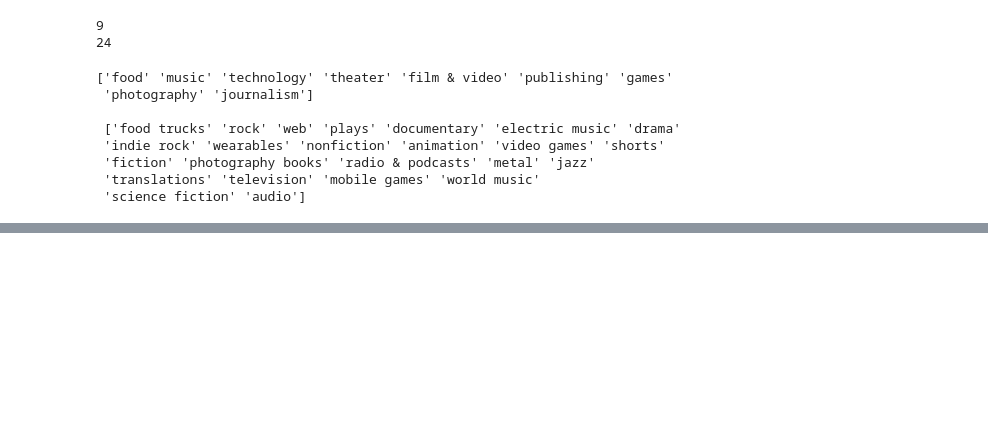
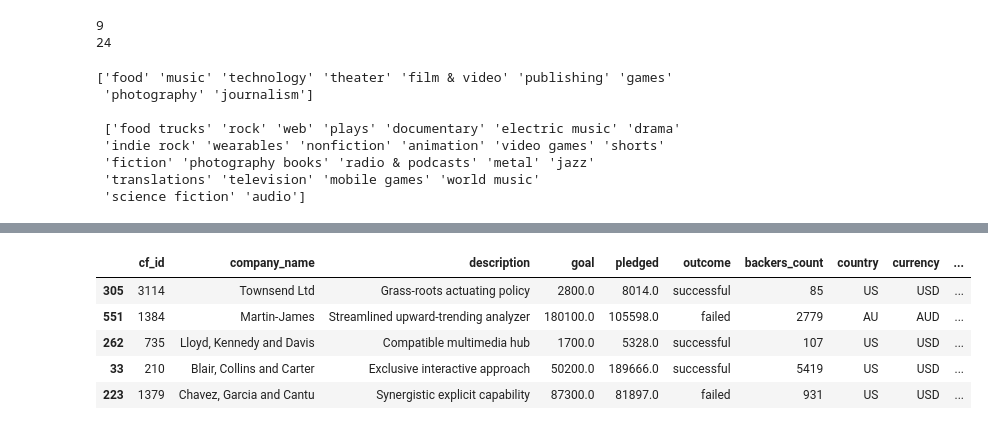
Before and after one commit to MitchellGleason/Crowdfunding-ETL, a Jupyter notebook: import.ipynb, the cells around one changed output, grey strips where cells are left out. Saved outputs shown, nothing was run; the diff lists cells and outputs as text; code cells hidden in the pictures; blank space fills up the shorter version.

```diff
--- a/import.ipynb
+++ b/import.ipynb
@@ -127,7 +128,7 @@ subcategory_ids = np.arange(1, 25)
 cat_ids = ['cat0' + str(cat_id) for cat_id in category_ids]
 
 #Use a list comprehension to add 'cat0' to each sub-category_id
-scat_ids = ['cat0' + str(scat_id) for scat_id in subcategory_ids]
+scat_ids = ['scat0' + str(scat_id) for scat_id in subcategory_ids]
 
 print(cat_ids)
 print(scat_ids)
@@ -164,0 +199,11 @@ subcategory_df.to_csv('sub-categories.csv', index=False)
+# %%
+#Merge the campaign_df with the category_df and sub-category_df
+campaign_merged_df = campaign_df.merge(category_df, on='category', how='left').merge(subcategory_df, on='sub-category', how='left')
+campaign_merged_df.sample(5)
+# %% [output]
+|  | cf_id | company_name | description | goal | pledged | outcome | backers_count | country | currency | ... |
+| 305 | 3114 | Townsend Ltd | Grass-roots actuating policy | 2800.0 | 8014.0 | successful | 85 | US | USD | ... |
+| 551 | 1384 | Martin-James | Streamlined upward-trending analyzer | 180100.0 | 105598.0 | failed | 2779 | AU | AUD | ... |
+| 262 | 735 | Lloyd, Kennedy and Davis | Compatible multimedia hub | 1700.0 | 5328.0 | successful | 107 | US | USD | ... |
+| 33 | 210 | Blair, Collins and Carter | Exclusive interactive approach | 50200.0 | 189666.0 | successful | 5419 | US | USD | ... |
+| 223 | 1379 | Chavez, Garcia and Cantu | Synergistic explicit capability | 87300.0 | 81897.0 | failed | 931 | US | USD | ... |
```
Also changed, not shown: parts of 18 cells of this notebook, 2 other files.
